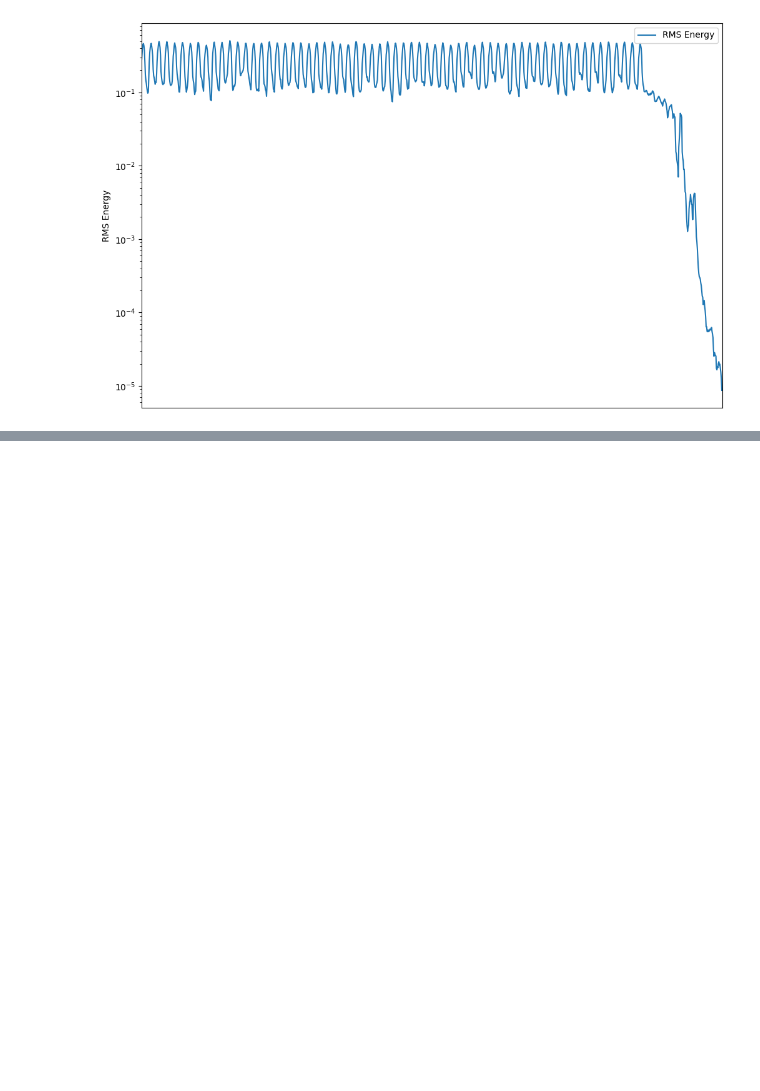
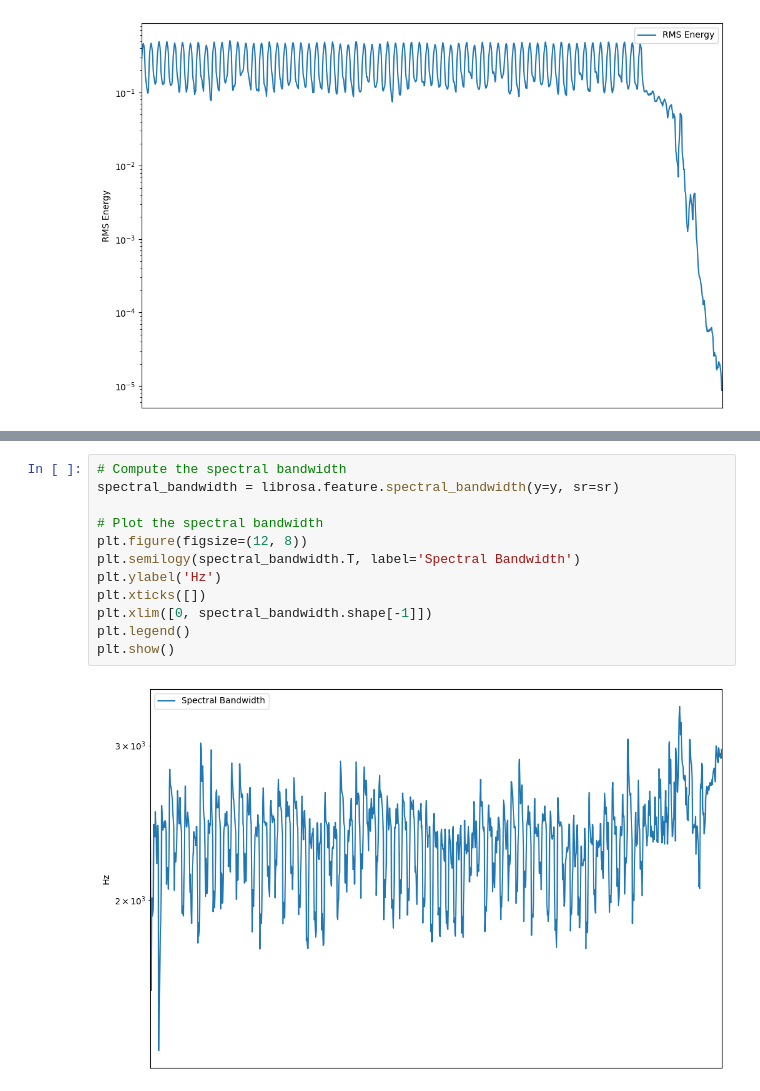
Before and after one commit to ka-de/notebooks, a Jupyter notebook: Audio/Show Me Your Sound.ipynb, the cells around one changed output, grey strips where cells are left out. Cells and saved outputs as stored; diff of their text form; blank space fills up the shorter version.

```diff
--- a/Audio/Show Me Your Sound.ipynb
+++ b/Audio/Show Me Your Sound.ipynb
@@ -220,0 +265,14 @@ Overall, this code generates a visualization of the RMS energy of the audio sign
+# %%
+# Compute the spectral bandwidth
+spectral_bandwidth = librosa.feature.spectral_bandwidth(y=y, sr=sr)
+
+# Plot the spectral bandwidth
+plt.figure(figsize=(12, 8))
+plt.semilogy(spectral_bandwidth.T, label='Spectral Bandwidth')
+plt.ylabel('Hz')
+plt.xticks([])
+plt.xlim([0, spectral_bandwidth.shape[-1]])
+plt.legend()
+plt.show()
+# %% [output]
+[figure, added]
```
Also changed, not shown: parts of 6 cells of this notebook, 6 other files.
